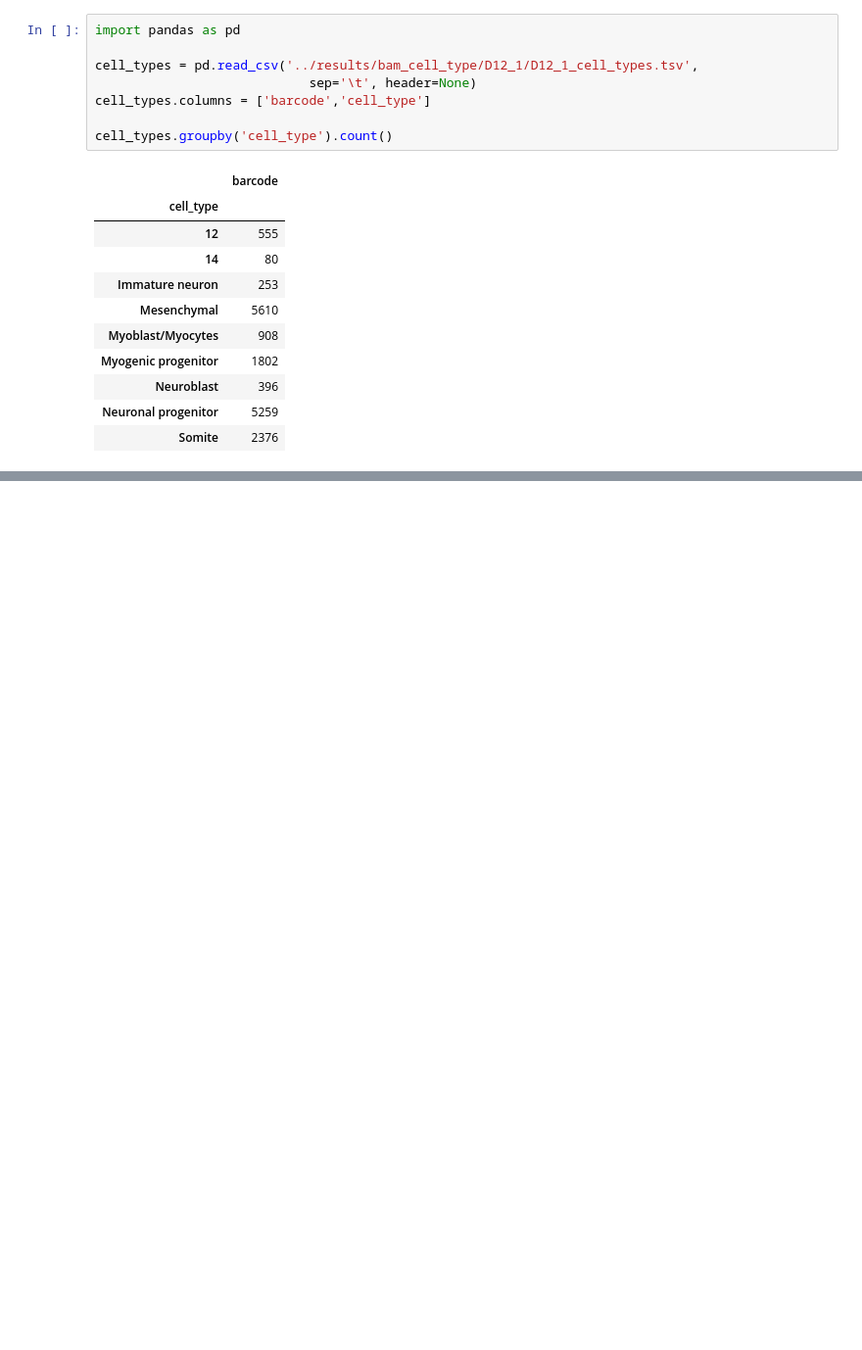
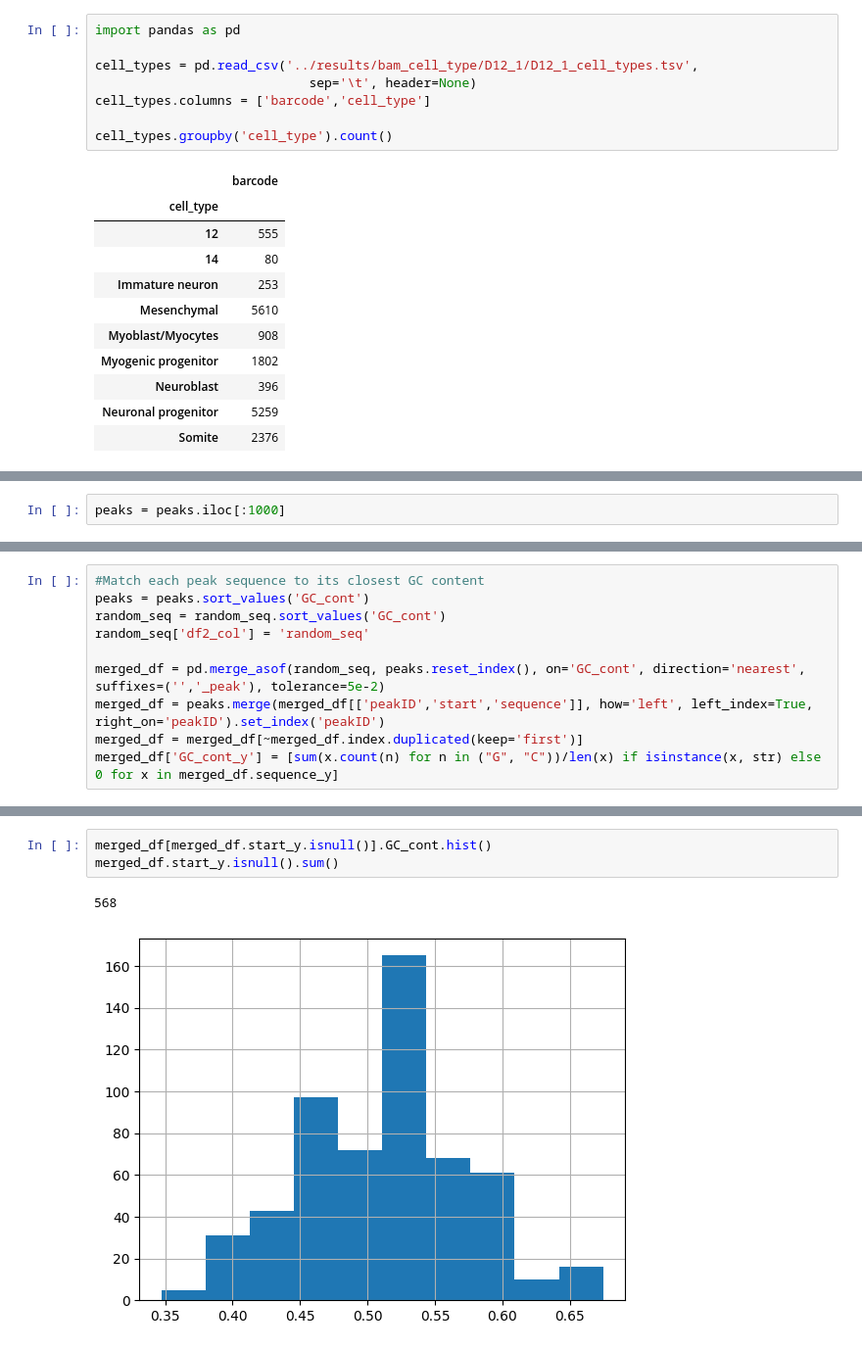
Before and after one commit to alexiaDorm/master-thesis, a Jupyter notebook: src/test.ipynb, the cells around one changed output, grey strips where cells are left out. Shown at 98% size. Drawn from its saved outputs; the diff is of its cells as text; blank space fills up the shorter version.

```diff
--- a/src/test.ipynb
+++ b/src/test.ipynb
@@ -147,0 +224,2 @@ cell_types.groupby('cell_type').count()
+# %%
+peaks = peaks.iloc[:1000]
@@ -147,0 +333,10 @@ cell_types.groupby('cell_type').count()
+# %%
+#Match each peak sequence to its closest GC content
+peaks = peaks.sort_values('GC_cont')
+random_seq = random_seq.sort_values('GC_cont')
+random_seq['df2_col'] = 'random_seq'
+
+merged_df = pd.merge_asof(random_seq, peaks.reset_index(), on='GC_cont', direction='nearest', suffixes=('','_peak'), tolerance=5e-2)
+merged_df = peaks.merge(merged_df[['peakID','start','sequence']], how='left', left_index=True, right_on='peakID').set_index('peakID')
+merged_df = merged_df[~merged_df.index.duplicated(keep='first')]
+merged_df['GC_cont_y'] = [sum(x.count(n) for n in ("G", "C"))/len(x) if isinstance(x, str) else 0 for x in merged_df.sequence_y]
@@ -147,0 +360,6 @@ cell_types.groupby('cell_type').count()
+# %%
+merged_df[merged_df.start_y.isnull()].GC_cont.hist()
+merged_df.start_y.isnull().sum()
+# %% [output]
+568
+[figure, added]
```
Also changed, not shown: parts of 15 cells of this notebook, 4 other files.
